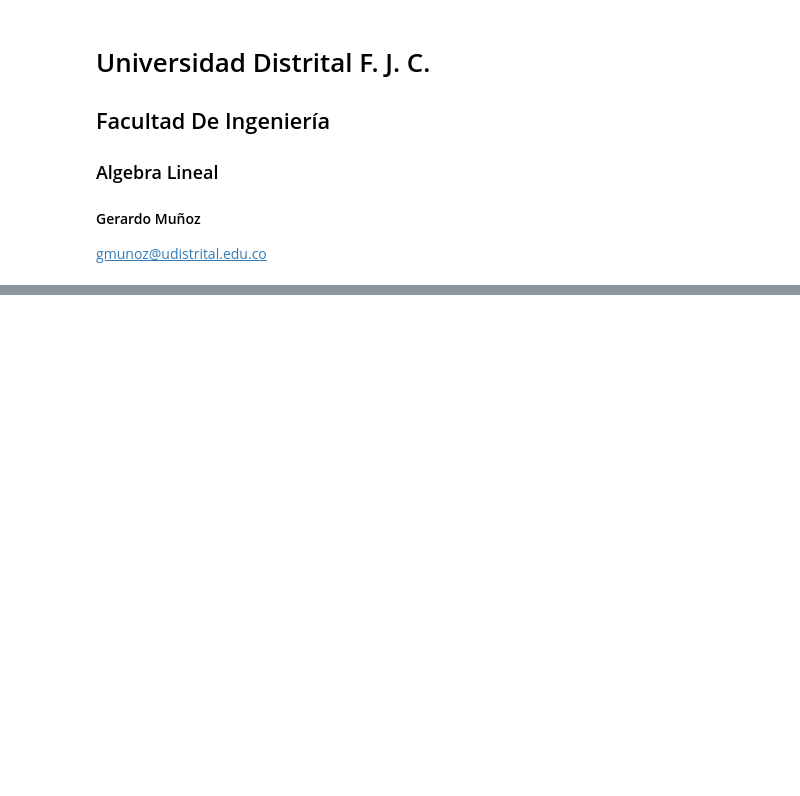
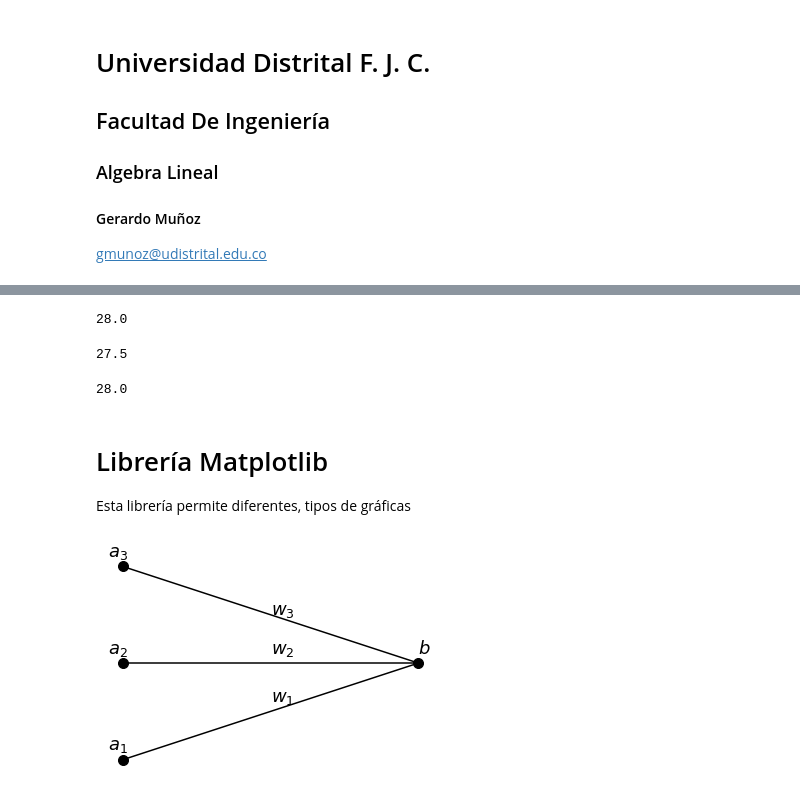
Before and after one commit to GerardoMunoz/Curso_Python, a Jupyter notebook: AL04_Intro_Jupyter_python.ipynb, the cells around one changed output, grey strips where cells are left out. Drawn from its saved outputs; the diff is of its cells as text; code cells hidden in the pictures; blank space fills up the shorter version.

```diff
--- a/AL04_Intro_Jupyter_python.ipynb
+++ b/AL04_Intro_Jupyter_python.ipynb
@@ -550,0 +254,4 @@ comparacion_2=' ... porque ...'
+# %%
+promedio_1(v)
+# %% [output]
+28.0
@@ -550,0 +264,40 @@ comparacion_2=' ... porque ...'
+# %%
+promedio_2(u)
+# %% [output]
+27.5
+# %%
+promedio_2(v)
+# %% [output]
+28.0
+# %% [markdown]
+# Librería Matplotlib
+Esta librería permite diferentes, tipos de gráficas
+# %%
+import matplotlib.pyplot as plt#.plot
+fig,ax=plt.subplots()
+
+# Grafica puntos
+puntos=[[0,0,0,1],  # x1 x2 x3 x4
+        [1,2,3,2]]  # y1 y2 y3 y4
+ax.scatter(*puntos,s=100,color='black') # s es el tamaño de los puntos
+
+# Grafica líneas
+lineas=[(0,1),(1,2),'black', #(x1,x4),(y1,y4),color
+        (0,1),(2,2),'black', #(x2,x4),(y2,y4),color
+        (0,1),(3,2),'black', #(x2,x4),(y3,y4),color
+       ]
+ax.plot(*lineas)
+
+# Escribe texto y fórmulas en Latex
+ax.text(-0.05, 1.1, r'$a_1$',{'fontsize': 18})
+ax.text(-0.05, 2.1, r'$a_2$',{'fontsize': 18})
+ax.text(-0.05, 3.1, r'$a_3$',{'fontsize': 18})
+ax.text( 0.5 , 1.6, r'$w_1$',{'fontsize': 18})
+ax.text( 0.5 , 2.1, r'$w_2$',{'fontsize': 18})
+ax.text( 0.5 , 2.5, r'$w_3$',{'fontsize': 18})
+ax.text( 1   , 2.1, r'$b$'  ,{'fontsize': 18})
+
+ax.axis('off')
+plt.show()
+# %% [output]
+[figure, added]
```
Also changed, not shown: parts of 96 cells of this notebook.
